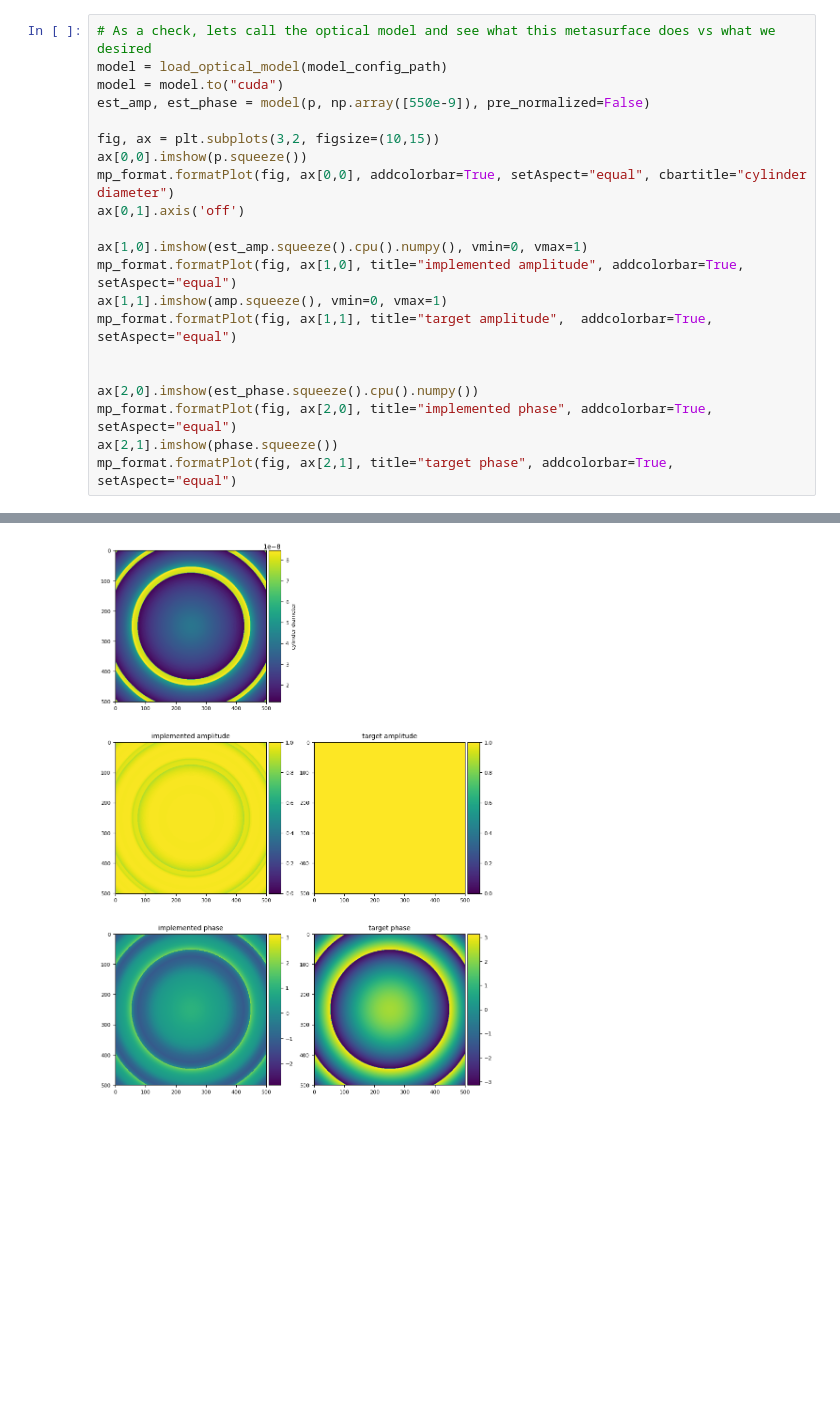
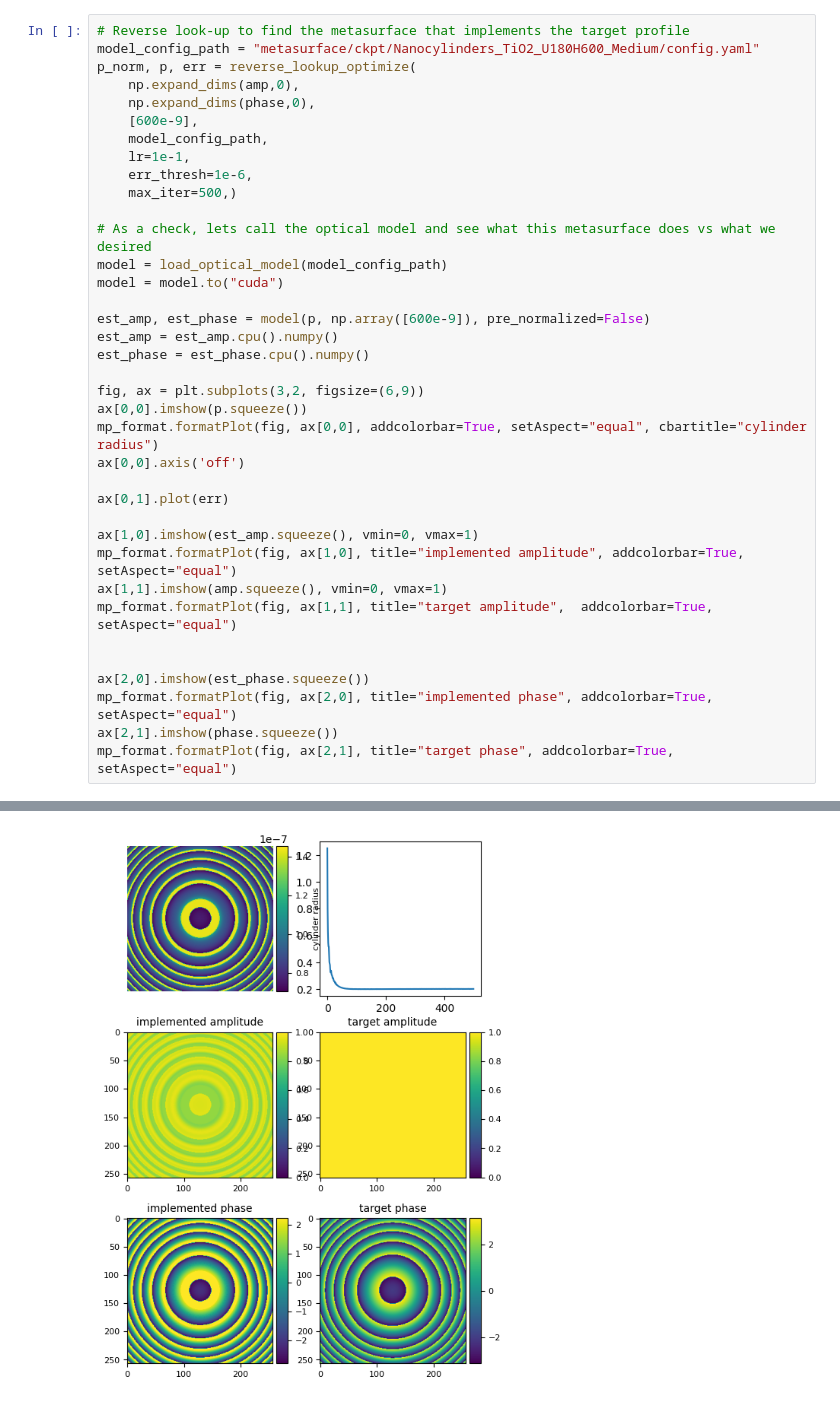
Before and after one commit to DeanHazineh/DFlat, a Jupyter notebook: scripts/demo.ipynb, the cells around one changed output, grey strips where cells are left out. Saved outputs shown, nothing was run; the diff lists cells and outputs as text; blank space fills up the shorter version.

```diff
--- a/scripts/demo.ipynb
+++ b/scripts/demo.ipynb
@@ -50,21 +34,37 @@ Restored dflat.metasurface.optical_model.NeuralCells with 0 missing and 0 unexpe
 # %%
+# Reverse look-up to find the metasurface that implements the target profile
+model_config_path = "metasurface/ckpt/Nanocylinders_TiO2_U180H600_Medium/config.yaml"
+p_norm, p, err = reverse_lookup_optimize(
+    np.expand_dims(amp,0),
+    np.expand_dims(phase,0),
+    [600e-9],
+    model_config_path,
+    lr=1e-1,
+    err_thresh=1e-6,
+    max_iter=500,)
+
 # As a check, lets call the optical model and see what this metasurface does vs what we desired
 model = load_optical_model(model_config_path)
 model = model.to("cuda")
-est_amp, est_phase = model(p, np.array([550e-9]), pre_normalized=False)
 
-fig, ax = plt.subplots(3,2, figsize=(10,15))
+est_amp, est_phase = model(p, np.array([600e-9]), pre_normalized=False)
+est_amp = est_amp.cpu().numpy()
+est_phase = est_phase.cpu().numpy()
+
+fig, ax = plt.subplots(3,2, figsize=(6,9))
 ax[0,0].imshow(p.squeeze())
-mp_format.formatPlot(fig, ax[0,0], addcolorbar=True, setAspect="equal", cbartitle="cylinder diameter")
-ax[0,1].axis('off')
+mp_format.formatPlot(fig, ax[0,0], addcolorbar=True, setAspect="equal", cbartitle="cylinder radius")
+ax[0,0].axis('off')
 
-ax[1,0].imshow(est_amp.squeeze().cpu().numpy(), vmin=0, vmax=1)
+ax[0,1].plot(err)
+
+ax[1,0].imshow(est_amp.squeeze(), vmin=0, vmax=1)
 mp_format.formatPlot(fig, ax[1,0], title="implemented amplitude", addcolorbar=True, setAspect="equal")
 ax[1,1].imshow(amp.squeeze(), vmin=0, vmax=1)
 mp_format.formatPlot(fig, ax[1,1], title="target amplitude",  addcolorbar=True, setAspect="equal")
 
 
-ax[2,0].imshow(est_phase.squeeze().cpu().numpy())
+ax[2,0].imshow(est_phase.squeeze())
 mp_format.formatPlot(fig, ax[2,0], title="implemented phase", addcolorbar=True, setAspect="equal")
 ax[2,1].imshow(phase.squeeze())
 mp_format.formatPlot(fig, ax[2,1], title="target phase", addcolorbar=True, setAspect="equal")
@@ -76,4 +80,4 @@ Restored dflat.metasurface.optical_model.NeuralCells with 0 missing and 0 unexpe
-[figure, old version]
+[figure, new version]
 # %%
 # Compute the point-spread function for this lens for different conditions
 PSF = PointSpreadFunction(
```
Also changed, not shown: parts of 15 cells of this notebook, 8 other files.
